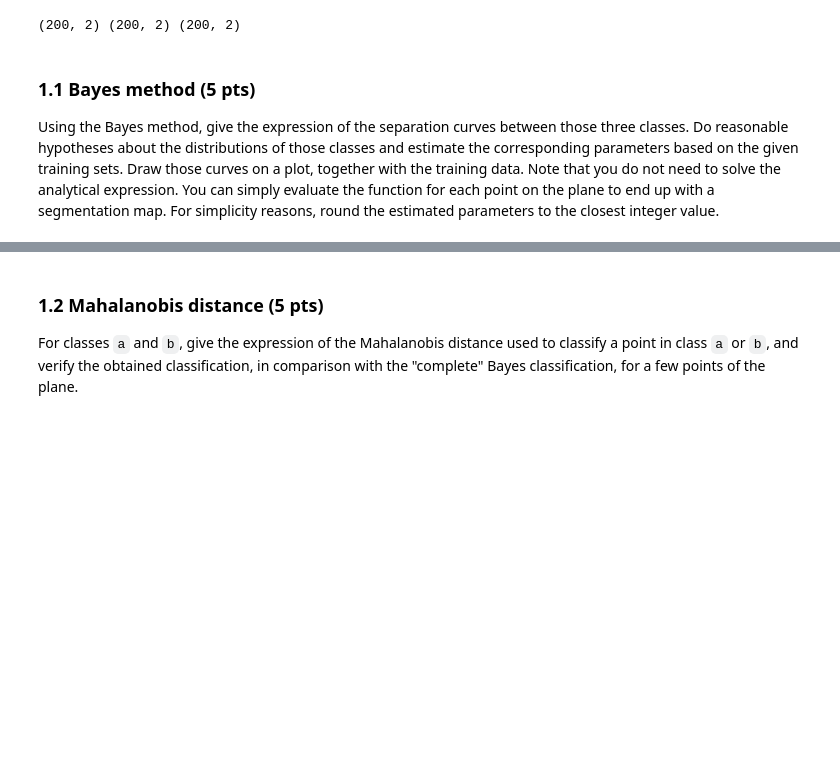
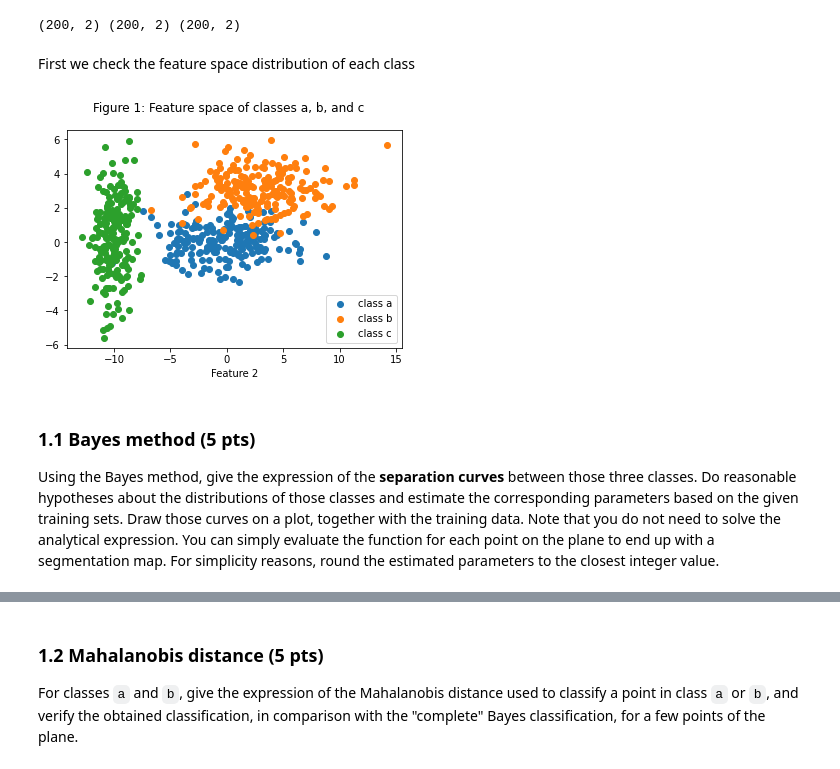
Before and after one commit to LTS5/iapr, a Jupyter notebook: labs/lab_03_classification.ipynb, the cells around one changed output, grey strips where cells are left out. Cells and saved outputs as stored; diff of their text form; code cells hidden in the pictures; blank space fills up the shorter version.

```diff
--- a/labs/lab_03_classification.ipynb
+++ b/labs/lab_03_classification.ipynb
@@ -38,7 +59,7 @@ To this end, we use the [tarfile] module from the Python standard library.
 import tarfile
 import os
 
-data_base_path = os.path.join(os.pardir, 'data')
+data_base_path = os.path.join('/content/', 'data')
 data_folder = 'lab-03-data'
 tar_path = os.path.join(data_base_path, data_folder + '.tar.gz')
 with tarfile.open(tar_path, mode='r:gz') as tar:
@@ -65,9 +86,22 @@ c = matfile['c']
 print(a.shape, b.shape, c.shape)
 # %% [output]
 (200, 2) (200, 2) (200, 2)
+# %% [markdown]
+First we check the feature space distribution of each class
+# %%
+plt.scatter(a[:,0], a[:,1], label='class a')
+plt.scatter(b[:,0], b[:,1], label='class b')
+plt.scatter(c[:,0], c[:,1], label='class c')
+plt.xlabel('Feature 1')
+plt.xlabel('Feature 2')
+plt.suptitle('Figure 1: Feature space of classes a, b, and c')
+plt.legend(loc='lower right')
+plt.show()
+# %% [output]
+[figure, added]
 # %% [markdown]
 ### 1.1 Bayes method (5 pts)
-Using the Bayes method, give the expression of the separation curves between those three classes.
+Using the Bayes method, give the expression of the **separation curves** between those three classes.
 Do reasonable hypotheses about the distributions of those classes and estimate the corresponding parameters based on the given training sets.
 Draw those curves on a plot, together with the training data. Note that you do not need to solve the analytical expression. You can simply evaluate the function for each point on the plane to end up with a segmentation map.
 For simplicity reasons, round the estimated parameters to the closest integer value.
```
Also changed, not shown: parts of 16 cells of this notebook.
